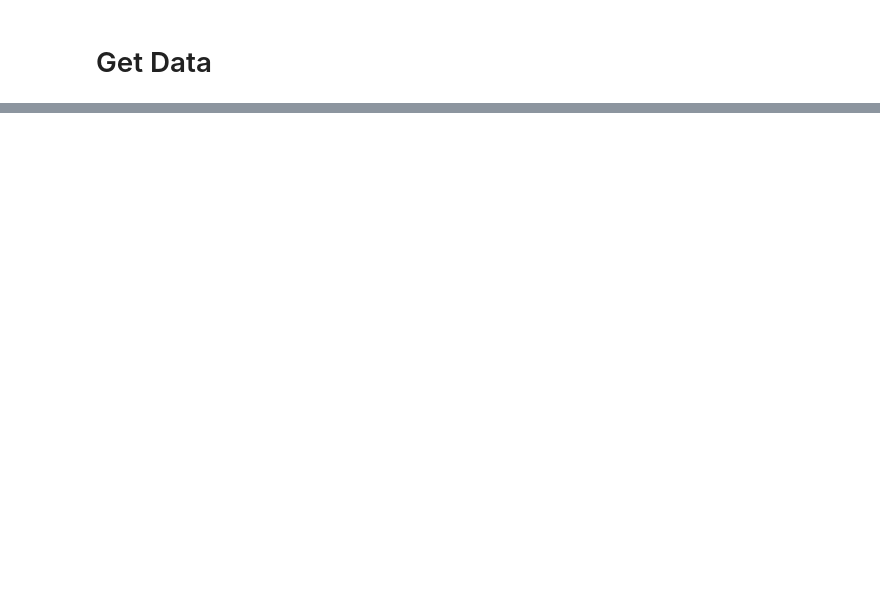
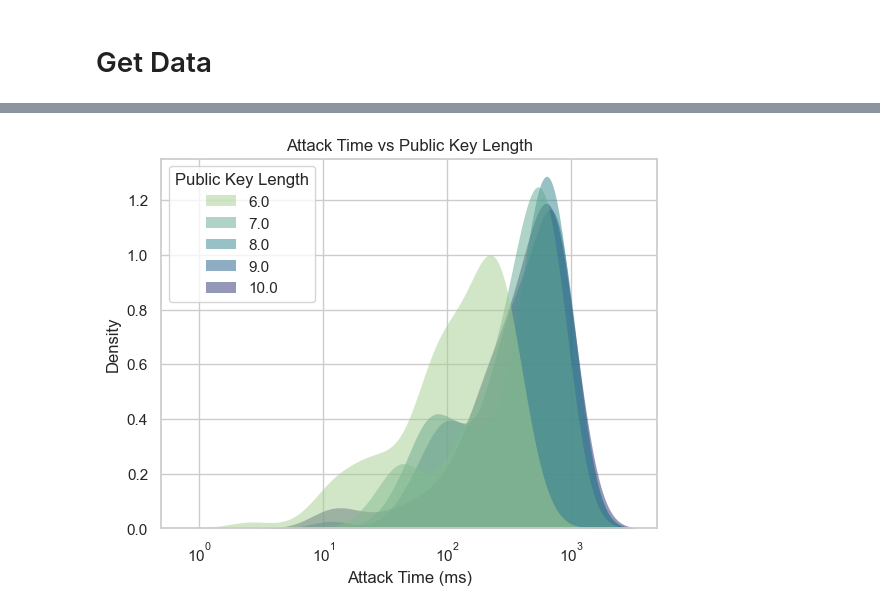
Before and after one commit to reednel/aag, a Jupyter notebook: PermutationGraphs.ipynb, the cells around one changed output, grey strips where cells are left out. Drawn from its saved outputs; the diff is of its cells as text; code cells hidden in the pictures; blank space fills up the shorter version.

```diff
--- a/PermutationGraphs.ipynb
+++ b/PermutationGraphs.ipynb
@@ -46,0 +91,17 @@ plt.show()
+# %%
+sns.set_theme(style="whitegrid")
+df = pd.DataFrame(arr, columns=['Exchange Time', 'Attack Time', 'Public Key Length', 'Private Key Length'])
+df['Exchange Time'] *= 1e-3
+df['Attack Time'] *= 1e-3
+gfg = sns.kdeplot(
+   data=df, x="Attack Time", hue="Public Key Length",
+   fill=True, common_norm=False, palette="crest",
+   alpha=.5, linewidth=0, log_scale=True
+)
+sns.move_legend(gfg, "upper left")
+gfg.set(title="Attack Time vs Public Key Length", xlabel="Attack Time (ms)")
+plt.savefig("attack_time_vs_public_key_length.pdf", bbox_inches='tight')
+plt.savefig("attack_time_vs_public_key_length.png", bbox_inches='tight')
+plt.show()
+# %% [output]
+[figure, added]
```
Also changed, not shown: parts of 11 cells of this notebook, 3 other files.
